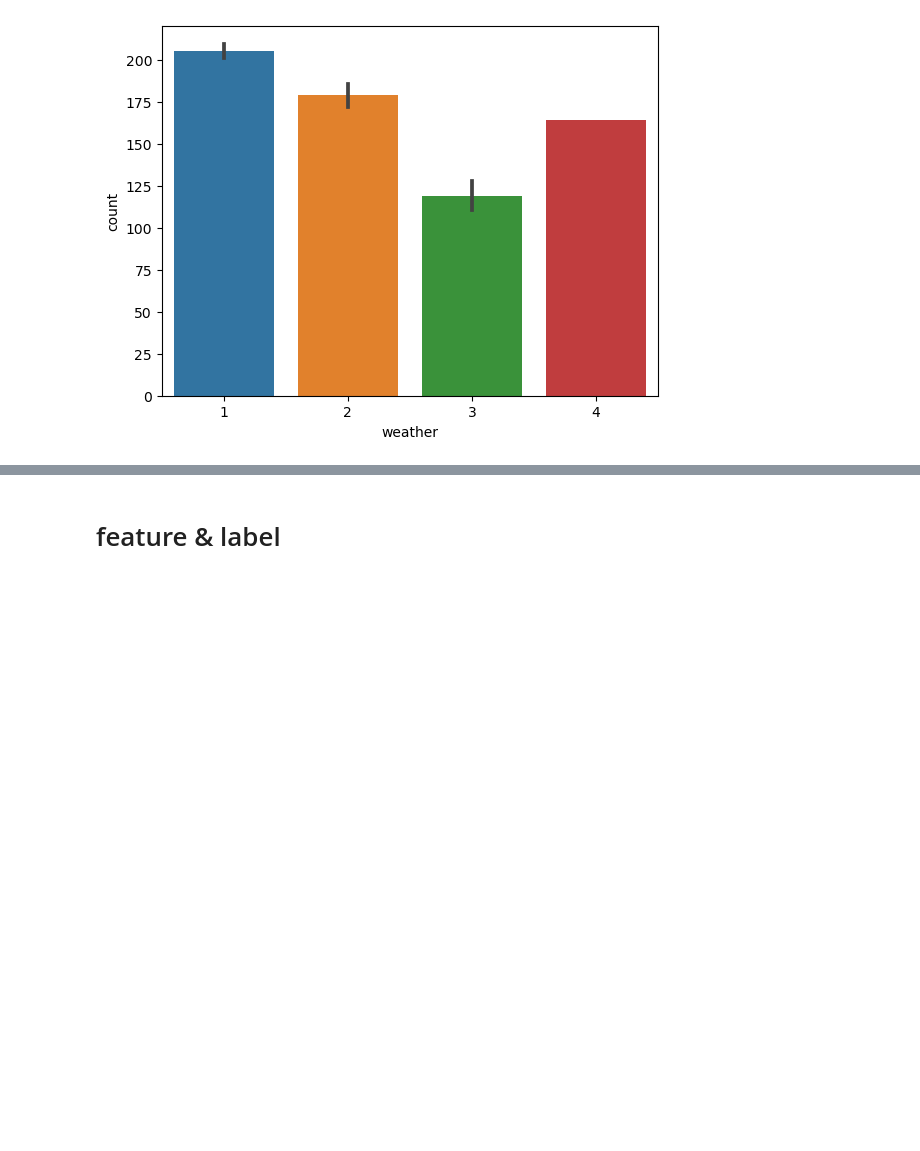
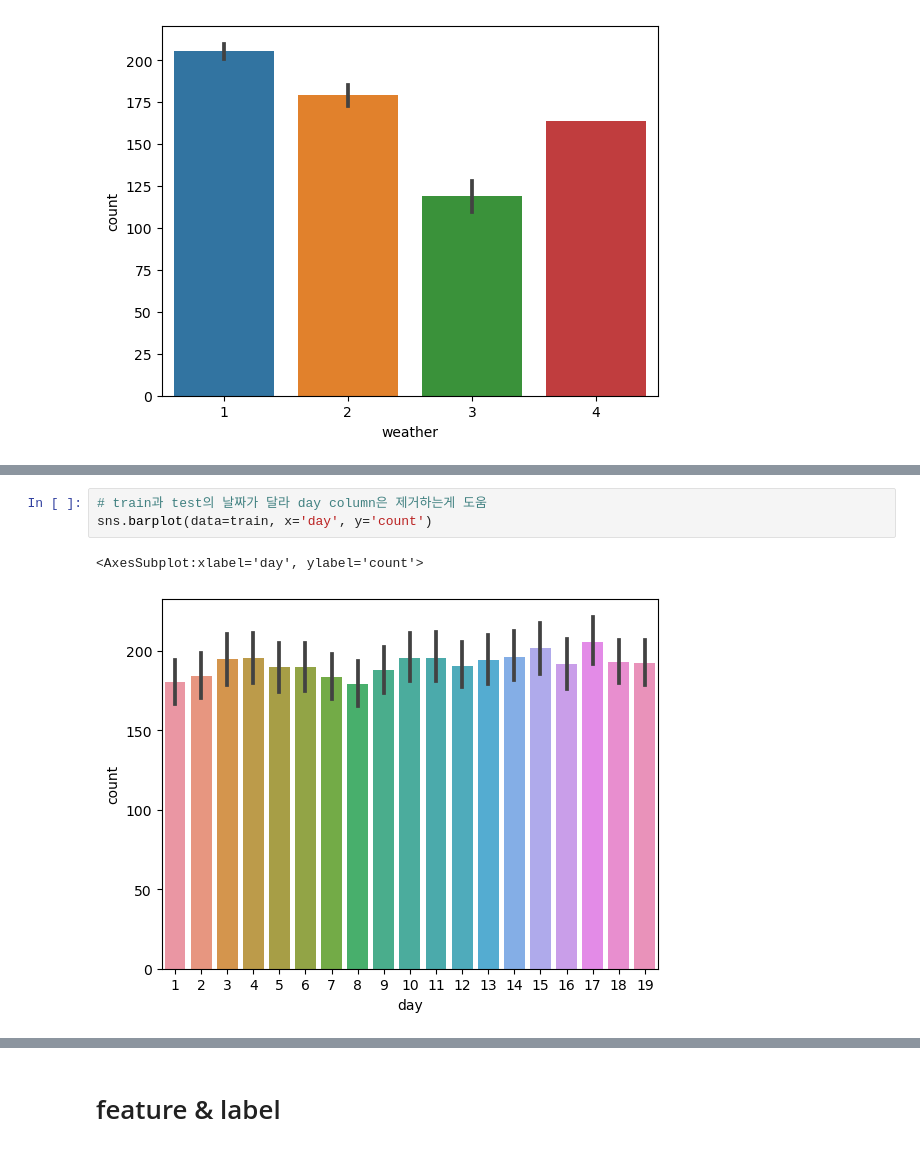
Before and after one commit to wumusill/AI_School, a Jupyter notebook: ML/Bike_Sharing/bike.ipynb, the cells around one changed output, grey strips where cells are left out. Saved outputs shown, nothing was run; the diff lists cells and outputs as text; blank space fills up the shorter version.

```diff
--- a/ML/Bike_Sharing/bike.ipynb
+++ b/ML/Bike_Sharing/bike.ipynb
@@ -270,0 +273,6 @@ train[train['weather'] == 4]
+# %%
+# train과 test의 날짜가 달라 day column은 제거하는게 도움
+sns.barplot(data=train, x='day', y='count')
+# %% [output]
+<AxesSubplot:xlabel='day', ylabel='count'>
+[figure, added]
```
Also changed, not shown: parts of 34 cells of this notebook, 7 other files.
